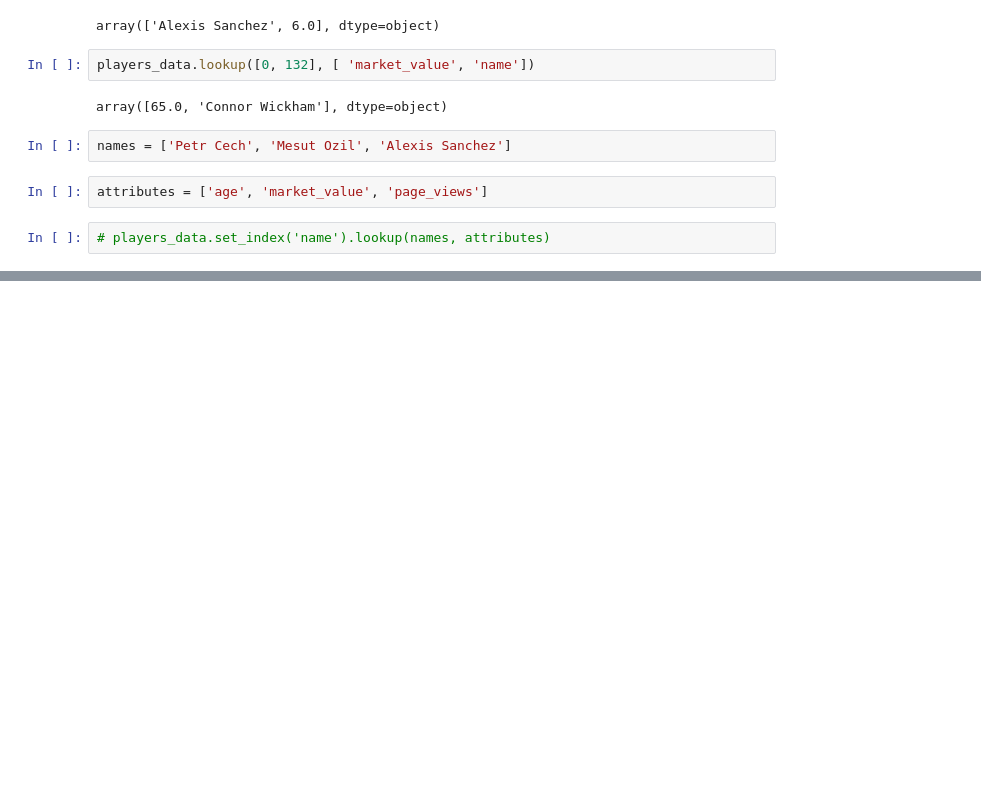
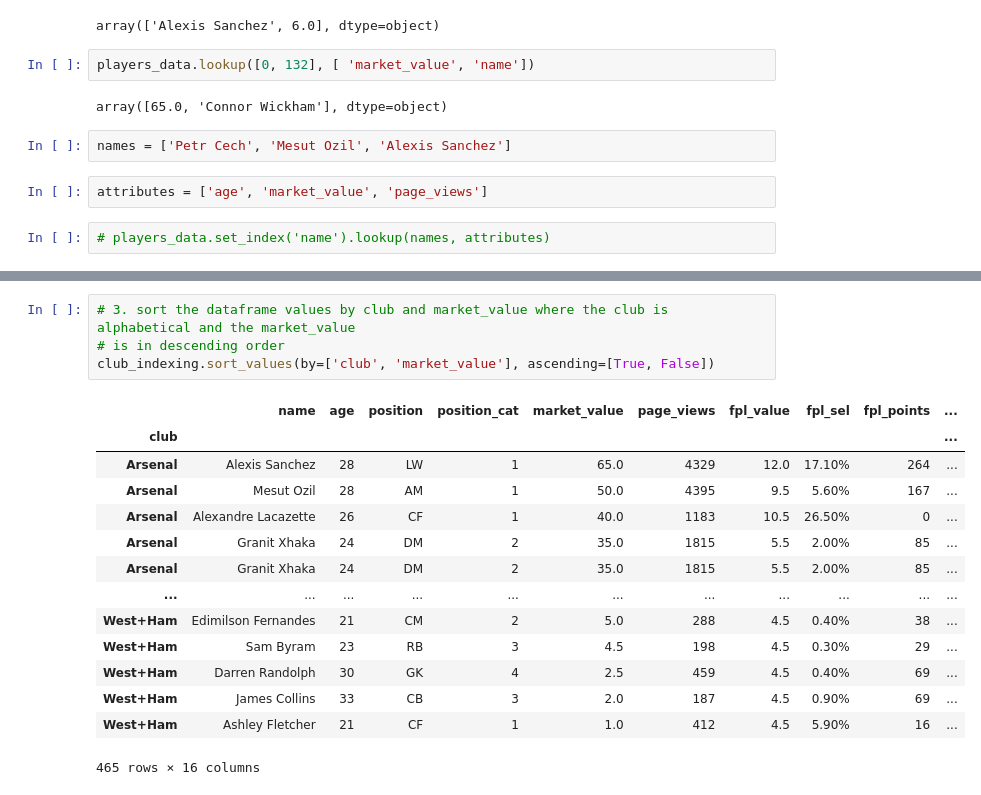
Before and after one commit to momchilantonov/ultimate_pandas_bootcamp, a Jupyter notebook: lectures/DataFrames in Depth.ipynb, the cells around one changed output, grey strips where cells are left out. Drawn from its saved outputs; the diff is of its cells as text; blank space fills up the shorter version.

```diff
--- a/lectures/DataFrames in Depth.ipynb
+++ b/lectures/DataFrames in Depth.ipynb
@@ -986,0 +1056,19 @@ df.T.sort_index().T
+# %%
+# 3. sort the dataframe values by club and market_value where the club is alphabetical and the market_value
+# is in descending order
+club_indexing.sort_values(by=['club', 'market_value'], ascending=[True, False])
+# %% [output]
+|  | name | age | position | position_cat | market_value | page_views | fpl_value | fpl_sel | fpl_points | ... |
+| club |  |  |  |  |  |  |  |  |  | ... |
+| Arsenal | Alexis Sanchez | 28 | LW | 1 | 65.0 | 4329 | 12.0 | 17.10% | 264 | ... |
+| Arsenal | Mesut Ozil | 28 | AM | 1 | 50.0 | 4395 | 9.5 | 5.60% | 167 | ... |
+| Arsenal | Alexandre Lacazette | 26 | CF | 1 | 40.0 | 1183 | 10.5 | 26.50% | 0 | ... |
+| Arsenal | Granit Xhaka | 24 | DM | 2 | 35.0 | 1815 | 5.5 | 2.00% | 85 | ... |
+| Arsenal | Granit Xhaka | 24 | DM | 2 | 35.0 | 1815 | 5.5 | 2.00% | 85 | ... |
+| ... | ... | ... | ... | ... | ... | ... | ... | ... | ... | ... |
+| West+Ham | Edimilson Fernandes | 21 | CM | 2 | 5.0 | 288 | 4.5 | 0.40% | 38 | ... |
+| West+Ham | Sam Byram | 23 | RB | 3 | 4.5 | 198 | 4.5 | 0.30% | 29 | ... |
+| West+Ham | Darren Randolph | 30 | GK | 4 | 2.5 | 459 | 4.5 | 0.40% | 69 | ... |
+| West+Ham | James Collins | 33 | CB | 3 | 2.0 | 187 | 4.5 | 0.90% | 69 | ... |
+| West+Ham | Ashley Fletcher | 21 | CF | 1 | 1.0 | 412 | 4.5 | 5.90% | 16 | ... |
+465 rows × 16 columns
```
Also changed, not shown: parts of 72 cells of this notebook.
